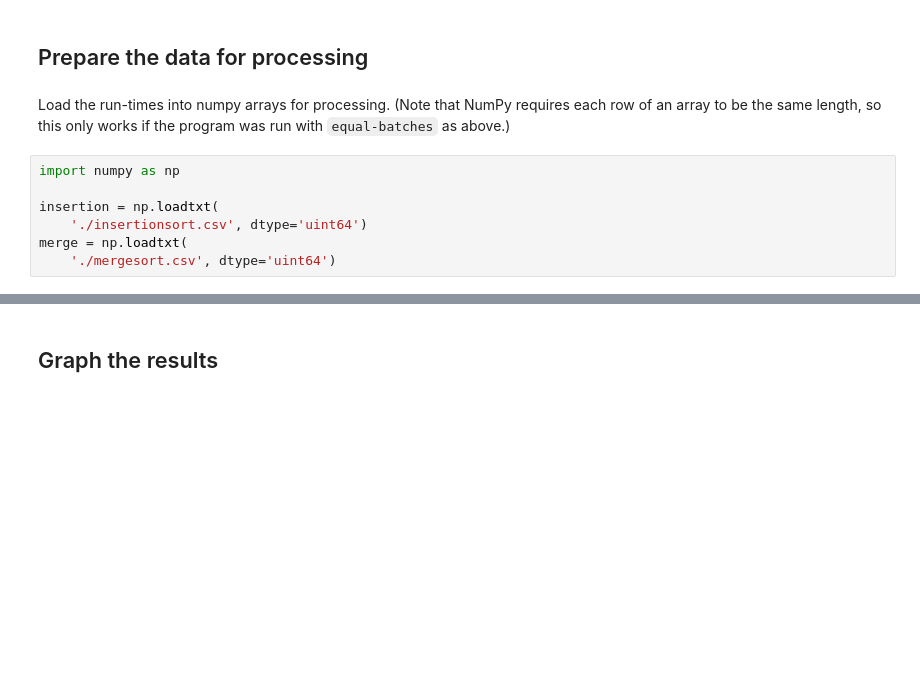
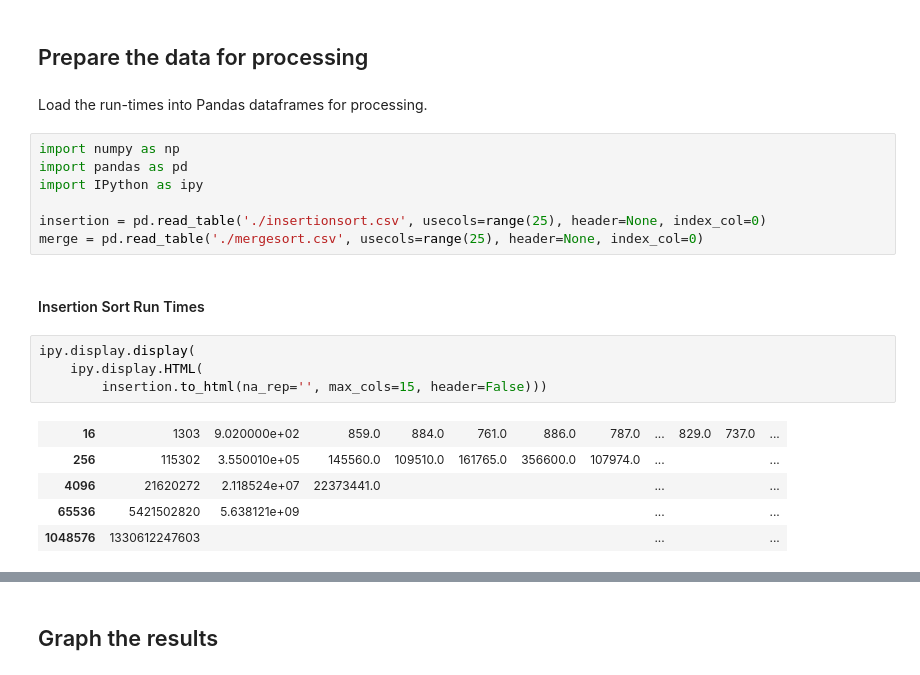
Before and after one commit to j-a-avery/532-project, a Jupyter notebook: src/cpp/Demonstration-and-Analysis-Cpp.ipynb, the cells around one changed output, grey strips where cells are left out. Saved outputs shown, nothing was run; the diff lists cells and outputs as text; blank space fills up the shorter version.

```diff
--- a/src/cpp/Demonstration-and-Analysis-Cpp.ipynb
+++ b/src/cpp/Demonstration-and-Analysis-Cpp.ipynb
@@ -152,11 +159,23 @@ Merge Sort
 # %% [markdown]
 ## Prepare the data for processing
-# %% [markdown]
-Load the run-times into numpy arrays for processing. (Note that NumPy requires each row of an array to be the same length, so this only works if the program was run with `equal-batches` as above.)
-# %%
-import numpy as np
-
-insertion = np.loadtxt(
-    './insertionsort.csv', dtype='uint64')
-merge = np.loadtxt(
-    './mergesort.csv', dtype='uint64')
+# %% [markdown]
+Load the run-times into Pandas dataframes for processing.
+# %%
+import numpy as np
+import pandas as pd
+import IPython as ipy
+
+insertion = pd.read_table('./insertionsort.csv', usecols=range(25), header=None, index_col=0)
+merge = pd.read_table('./mergesort.csv', usecols=range(25), header=None, index_col=0)
+# %% [markdown]
+#### Insertion Sort Run Times
+# %%
+ipy.display.display(
+    ipy.display.HTML(
+        insertion.to_html(na_rep='', max_cols=15, header=False)))
+# %% [output]
+| 16 | 1303 | 9.020000e+02 | 859.0 | 884.0 | 761.0 | 886.0 | 787.0 | ... | 829.0 | 737.0 | ... |
+| 256 | 115302 | 3.550010e+05 | 145560.0 | 109510.0 | 161765.0 | 356600.0 | 107974.0 | ... |  |  | ... |
+| 4096 | 21620272 | 2.118524e+07 | 22373441.0 |  |  |  |  | ... |  |  | ... |
+| 65536 | 5421502820 | 5.638121e+09 |  |  |  |  |  | ... |  |  | ... |
+| 1048576 | 1330612247603 |  |  |  |  |  |  | ... |  |  | ... |
```
Also changed, not shown: parts of 22 cells of this notebook, 6 other files.
